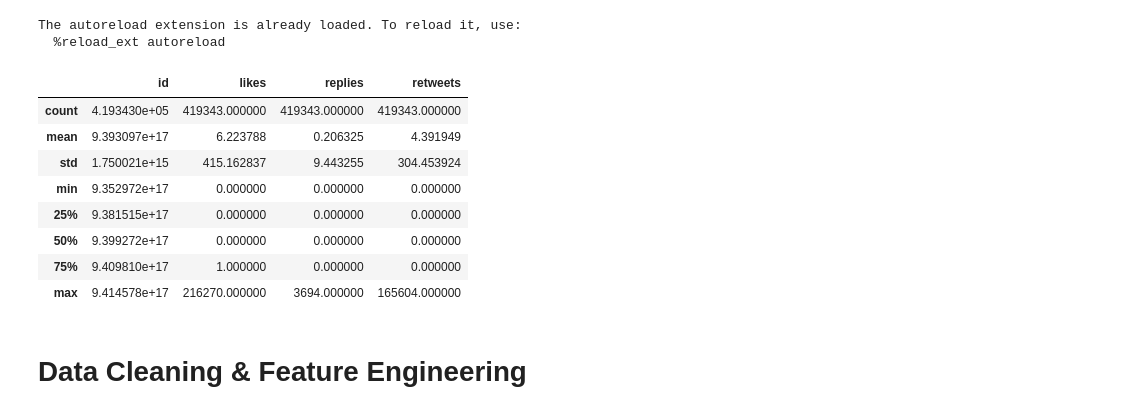
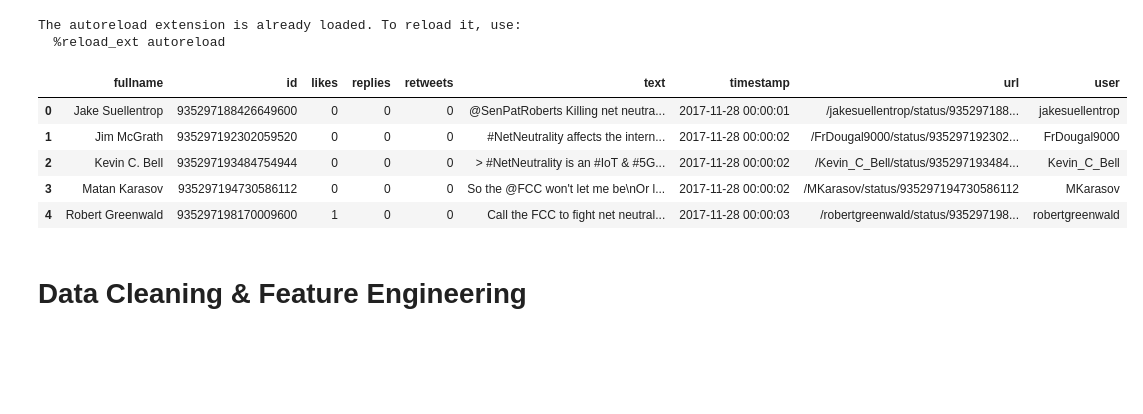
Before and after one commit to tylernwatson/galvanize_dsi_capstone, a Jupyter notebook: EDA_notebook.ipynb, the cells around one changed output. Cells and saved outputs as stored; diff of their text form; code cells hidden in the pictures; blank space fills up the shorter version.

```diff
--- a/EDA_notebook.ipynb
+++ b/EDA_notebook.ipynb
@@ -30,17 +30,14 @@ The autoreload extension is already loaded. To reload it, use:
 
 mega_df = eda.import_files()
 # %%
-mega_df.describe()
+mega_df.head()
 # %% [output]
-|  | id | likes | replies | retweets |
-| count | 4.193430e+05 | 419343.000000 | 419343.000000 | 419343.000000 |
-| mean | 9.393097e+17 | 6.223788 | 0.206325 | 4.391949 |
-| std | 1.750021e+15 | 415.162837 | 9.443255 | 304.453924 |
-| min | 9.352972e+17 | 0.000000 | 0.000000 | 0.000000 |
-| 25% | 9.381515e+17 | 0.000000 | 0.000000 | 0.000000 |
-| 50% | 9.399272e+17 | 0.000000 | 0.000000 | 0.000000 |
-| 75% | 9.409810e+17 | 1.000000 | 0.000000 | 0.000000 |
-| max | 9.414578e+17 | 216270.000000 | 3694.000000 | 165604.000000 |
+|  | fullname | id | likes | replies | retweets | text | timestamp | url | user |
+| 0 | Jake Suellentrop | 935297188426649600 | 0 | 0 | 0 | @SenPatRoberts Killing net neutra... | 2017-11-28 00:00:01 | /jakesuellentrop/status/935297188... | jakesuellentrop |
+| 1 | Jim McGrath | 935297192302059520 | 0 | 0 | 0 | #NetNeutrality affects the intern... | 2017-11-28 00:00:02 | /FrDougal9000/status/935297192302... | FrDougal9000 |
+| 2 | Kevin C. Bell | 935297193484754944 | 0 | 0 | 0 | > #NetNeutrality is an #IoT & #5G... | 2017-11-28 00:00:02 | /Kevin_C_Bell/status/935297193484... | Kevin_C_Bell |
+| 3 | Matan Karasov | 935297194730586112 | 0 | 0 | 0 | So the @FCC won't let me be\nOr l... | 2017-11-28 00:00:02 | /MKarasov/status/935297194730586112 | MKarasov |
+| 4 | Robert Greenwald | 935297198170009600 | 1 | 0 | 0 | Call the FCC to fight net neutral... | 2017-11-28 00:00:03 | /robertgreenwald/status/935297198... | robertgreenwald |
 # %% [markdown]
 # Data Cleaning & Feature Engineering
 # %%
```
